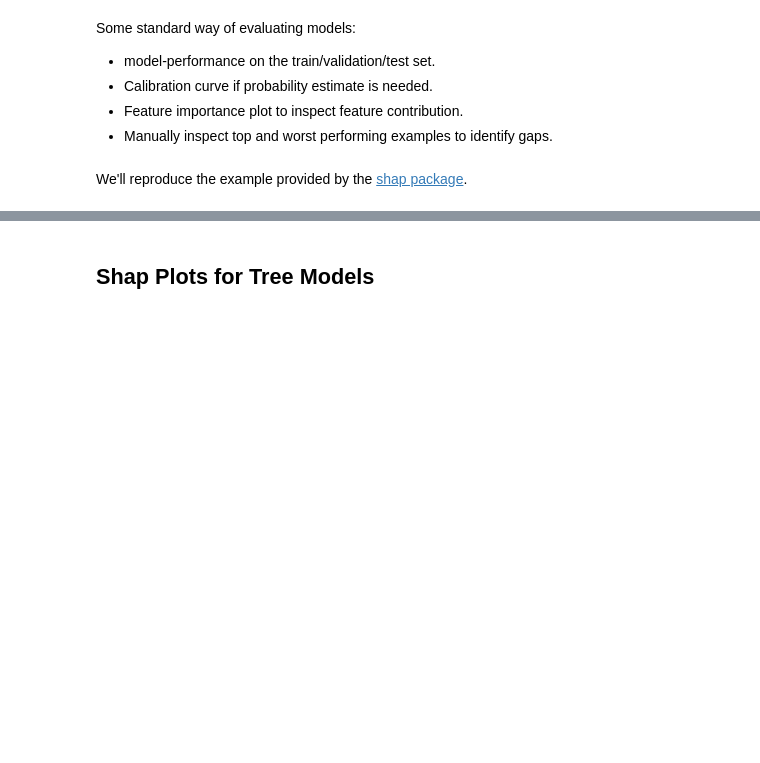
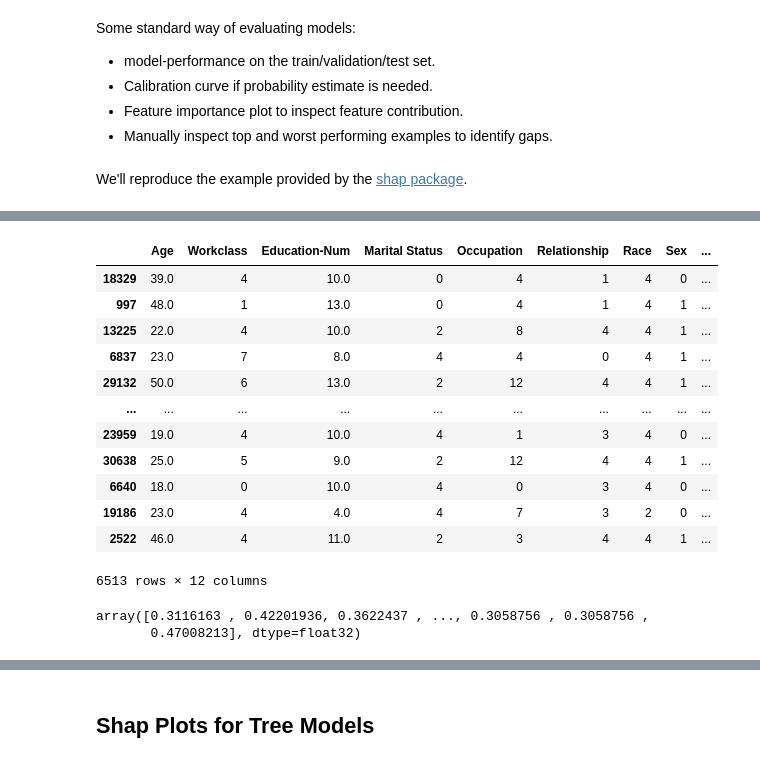
Before and after one commit to ethen8181/programming, a Jupyter notebook: shap/shap.ipynb, the cells around one changed output, grey strips where cells are left out. Saved outputs shown, nothing was run; the diff lists cells and outputs as text; code cells hidden in the pictures; blank space fills up the shorter version.

```diff
--- a/shap/shap.ipynb
+++ b/shap/shap.ipynb
@@ -63,0 +67,29 @@ dimension: (32561, 12)
+# %%
+X_test
+# %% [output]
+|  | Age | Workclass | Education-Num | Marital Status | Occupation | Relationship | Race | Sex | ... |
+| 18329 | 39.0 | 4 | 10.0 | 0 | 4 | 1 | 4 | 0 | ... |
+| 997 | 48.0 | 1 | 13.0 | 0 | 4 | 1 | 4 | 1 | ... |
+| 13225 | 22.0 | 4 | 10.0 | 2 | 8 | 4 | 4 | 1 | ... |
+| 6837 | 23.0 | 7 | 8.0 | 4 | 4 | 0 | 4 | 1 | ... |
+| 29132 | 50.0 | 6 | 13.0 | 2 | 12 | 4 | 4 | 1 | ... |
+| ... | ... | ... | ... | ... | ... | ... | ... | ... | ... |
+| 23959 | 19.0 | 4 | 10.0 | 4 | 1 | 3 | 4 | 0 | ... |
+| 30638 | 25.0 | 5 | 9.0 | 2 | 12 | 4 | 4 | 1 | ... |
+| 6640 | 18.0 | 0 | 10.0 | 4 | 0 | 3 | 4 | 0 | ... |
+| 19186 | 23.0 | 4 | 4.0 | 4 | 7 | 3 | 2 | 0 | ... |
+| 2522 | 46.0 | 4 | 11.0 | 2 | 3 | 4 | 4 | 1 | ... |
+6513 rows × 12 columns
+# %%
+params = {
+    "learning_rate": 0.01,
+    "objective": "binary:logistic",
+    # "boost_from_average": True
+}
+num_boost_round = 50
+
+model = xgb.train(params, d_train, num_boost_round)
+model.predict(d_test)
+# %% [output]
+array([0.3116163 , 0.42201936, 0.3622437 , ..., 0.3058756 , 0.3058756 ,
+       0.47008213], dtype=float32)
```
Also changed, not shown: parts of 10 cells of this notebook, 34 other files.
